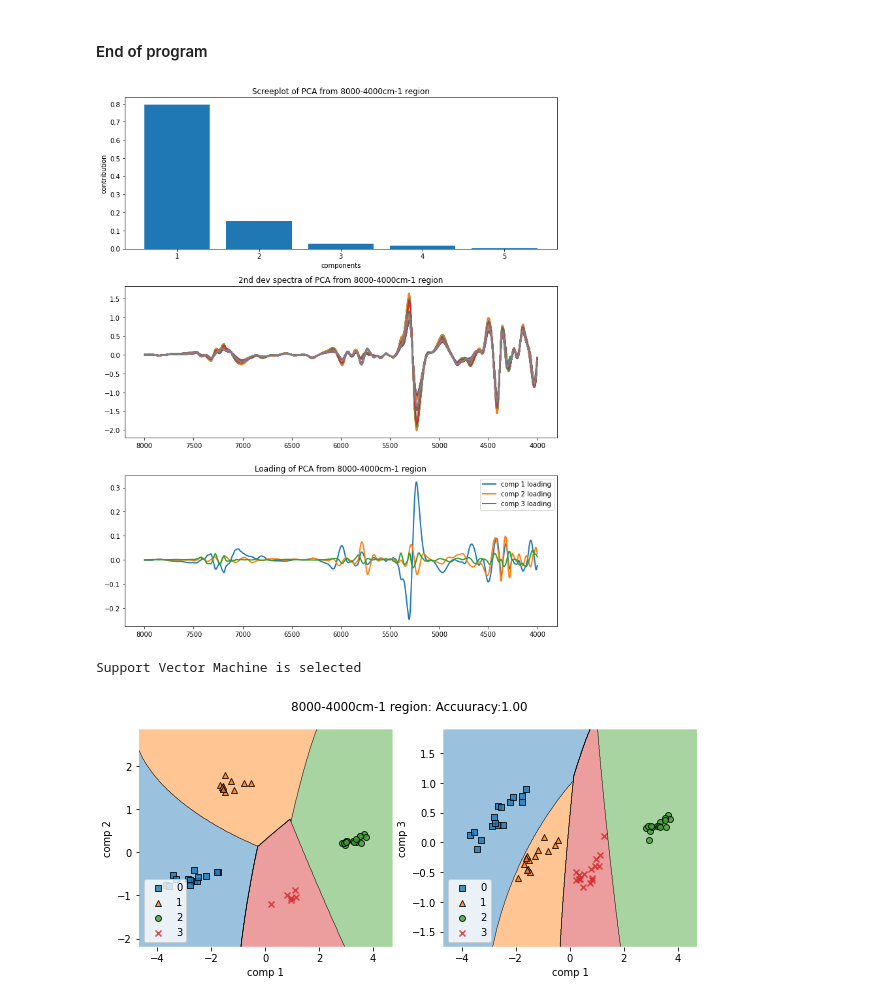
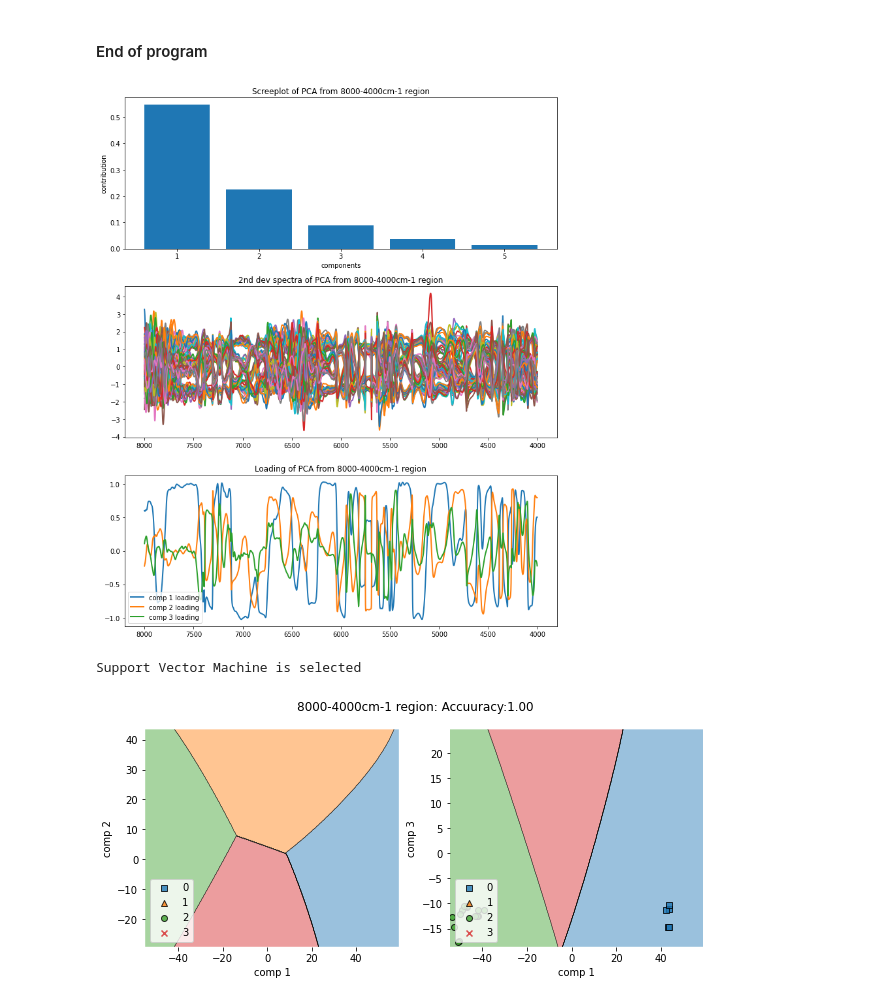
Before and after one commit to montcrypto/DataScience_AI, a Jupyter notebook: script/NIR_PCA_kNN_v4.ipynb, the cells around one changed output. Drawn from its saved outputs; the diff is of its cells as text; code cells hidden in the pictures.

```diff
--- a/script/NIR_PCA_kNN_v4.ipynb
+++ b/script/NIR_PCA_kNN_v4.ipynb
@@ -294,6 +294,7 @@ def analysis_NIR(fl, wmax, wmin, svgo, method,ncomp,classifier):
     from sklearn.model_selection import train_test_split
     from sklearn.linear_model import LogisticRegression
     from sklearn.metrics import accuracy_score
+    from sklearn.preprocessing import StandardScaler
     %matplotlib inline
 
     df = pd.read_csv(fl, header=0, index_col=0)
@@ -317,7 +318,10 @@ def analysis_NIR(fl, wmax, wmin, svgo, method,ncomp,classifier):
     wvmin=int((10000-wv_min)/2)
     wvnum=second_dev.columns[wvmax:wvmin]
     X = second_dev.iloc[:,wvmax:wvmin]
-    X = X*10e3  #
+    sc = StandardScaler()
+
+
+    X = sc.fit_transform(X)  #
     X_category = tmp.values.argmax(1) # make strings into numbers 0,1,2,...
     X_train, X_test, y_train, y_test = train_test_split(X, X_category, test_size=0.3, random_state=0)
 
@@ -403,32 +407,32 @@ def plot_spectrum(x, y, ncomp, accum_val,loadings,title):
     # ２次微分曲線
     axes[1].plot(x,y,linewidth = 2 ) ## x 10e3
     axes[1].set_title("2nd dev spectra of "+title)
     axes[1].invert_xaxis()
     # 因子付加量
     axes[2].plot(x,loadings[0],linewidth = 2, label='comp 1 loading')
     axes[2].plot(x,loadings[1],linewidth = 2, label='comp 2 loading' )
     axes[2].plot(x,loadings[2],linewidth = 2, label='comp 3 loading' )
     axes[2].set_title("Loading of "+title)
     axes[2].invert_xaxis()
     axes[2].legend()
     plt.tight_layout()
     #fig.suptitle(title, fontsize=14)
     plt.show()
 
 # def plot_decision(tr_x,tr_l,te_x,te_l,clf_model):
 #     import matplotlib.pyplot as plt
 #     from mlxtend.plotting import plot_decision_regions
 #     %matplotlib inline
 
 
 
 
 ##******************
 import pandas as pd
 import numpy as np
 fl='../../../GitHubData/DataScience_AI/data/Spectroscopy/Data_of_4_Meranti species.csv'
 analysis_NIR(fl,8000,4000,[51,3,2],'pca',5,'svc')
 # %% [output]
-[figure, old version]
+[figure, new version]
 Support Vector Machine is selected
-[figure, old version]
+[figure, new version]
```
Also changed, not shown: parts of 13 cells of this notebook, 2 other files.
